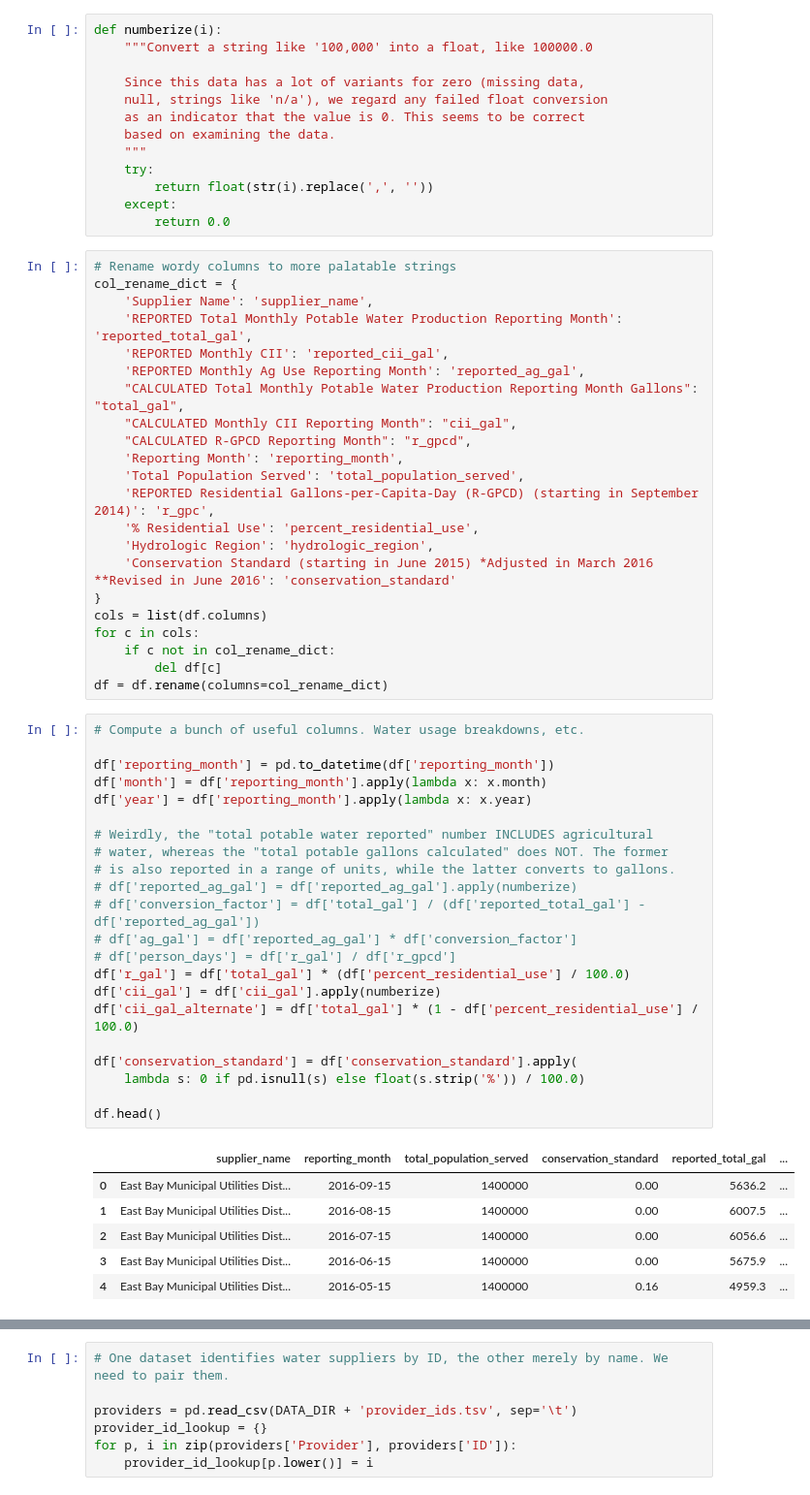
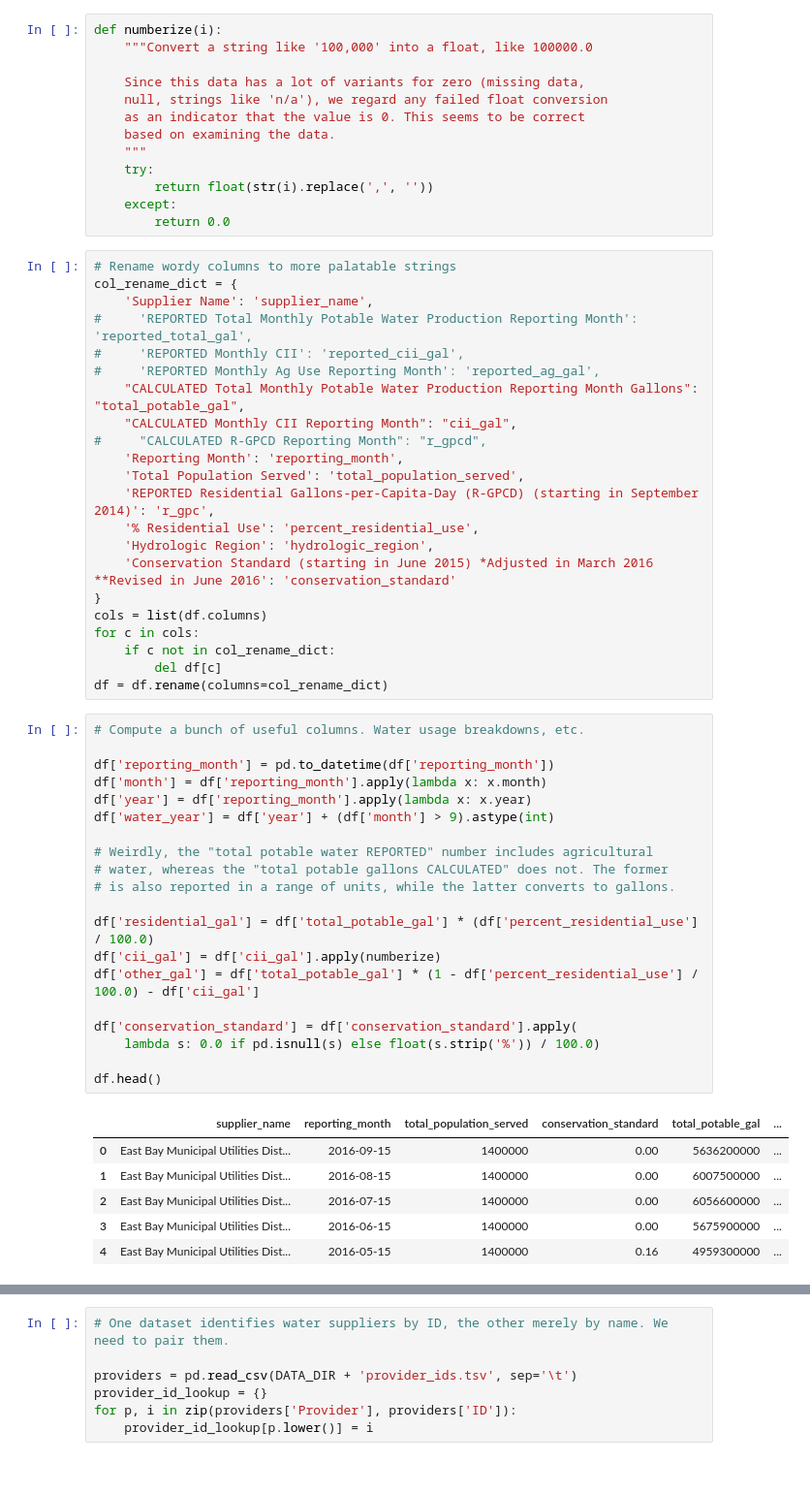
Before and after one commit to bayesimpact/water, a Jupyter notebook: exploration/compute_json_for_app.ipynb, the cells around one changed output, grey strips where cells are left out. Shown: that part at 97% size. Drawn from its saved outputs; the diff is of its cells as text.

```diff
--- a/exploration/compute_json_for_app.ipynb
+++ b/exploration/compute_json_for_app.ipynb
@@ -54,12 +54,12 @@ def numberize(i):
 # Rename wordy columns to more palatable strings
 col_rename_dict = {
     'Supplier Name': 'supplier_name',
-    'REPORTED Total Monthly Potable Water Production Reporting Month': 'reported_total_gal',
-    'REPORTED Monthly CII': 'reported_cii_gal',
-    'REPORTED Monthly Ag Use Reporting Month': 'reported_ag_gal',
-    "CALCULATED Total Monthly Potable Water Production Reporting Month Gallons": "total_gal",
+#     'REPORTED Total Monthly Potable Water Production Reporting Month': 'reported_total_gal',
+#     'REPORTED Monthly CII': 'reported_cii_gal',
+#     'REPORTED Monthly Ag Use Reporting Month': 'reported_ag_gal',
+    "CALCULATED Total Monthly Potable Water Production Reporting Month Gallons": "total_potable_gal",
     "CALCULATED Monthly CII Reporting Month": "cii_gal",
-    "CALCULATED R-GPCD Reporting Month": "r_gpcd",
+#     "CALCULATED R-GPCD Reporting Month": "r_gpcd",
     'Reporting Month': 'reporting_month',
     'Total Population Served': 'total_population_served',
     'REPORTED Residential Gallons-per-Capita-Day (R-GPCD) (starting in September 2014)': 'r_gpc',
@@ -75,29 +75,27 @@ df = df.rename(columns=col_rename_dict)
 # %%
 # Compute a bunch of useful columns. Water usage breakdowns, etc.
 
 df['reporting_month'] = pd.to_datetime(df['reporting_month'])
 df['month'] = df['reporting_month'].apply(lambda x: x.month)
 df['year'] = df['reporting_month'].apply(lambda x: x.year)
+df['water_year'] = df['year'] + (df['month'] > 9).astype(int)
 
-# Weirdly, the "total potable water reported" number INCLUDES agricultural
-# water, whereas the "total potable gallons calculated" does NOT. The former
+# Weirdly, the "total potable water REPORTED" number includes agricultural
+# water, whereas the "total potable gallons CALCULATED" does not. The former
 # is also reported in a range of units, while the latter converts to gallons.
-# df['reported_ag_gal'] = df['reported_ag_gal'].apply(numberize)
-# df['conversion_factor'] = df['total_gal'] / (df['reported_total_gal'] - df['reported_ag_gal'])
-# df['ag_gal'] = df['reported_ag_gal'] * df['conversion_factor']
-# df['person_days'] = df['r_gal'] / df['r_gpcd']
-df['r_gal'] = df['total_gal'] * (df['percent_residential_use'] / 100.0)
+
+df['residential_gal'] = df['total_potable_gal'] * (df['percent_residential_use'] / 100.0)
 df['cii_gal'] = df['cii_gal'].apply(numberize)
-df['cii_gal_alternate'] = df['total_gal'] * (1 - df['percent_residential_use'] / 100.0)
+df['other_gal'] = df['total_potable_gal'] * (1 - df['percent_residential_use'] / 100.0) - df['cii_gal']
 
 df['conservation_standard'] = df['conservation_standard'].apply(
-    lambda s: 0 if pd.isnull(s) else float(s.strip('%')) / 100.0)
+    lambda s: 0.0 if pd.isnull(s) else float(s.strip('%')) / 100.0)
 
 df.head()
 # %% [output]
-|  | supplier_name | reporting_month | total_population_served | conservation_standard | reported_total_gal | ... |
-| 0 | East Bay Municipal Utilities Dist... | 2016-09-15 | 1400000 | 0.00 | 5636.2 | ... |
-| 1 | East Bay Municipal Utilities Dist... | 2016-08-15 | 1400000 | 0.00 | 6007.5 | ... |
-| 2 | East Bay Municipal Utilities Dist... | 2016-07-15 | 1400000 | 0.00 | 6056.6 | ... |
-| 3 | East Bay Municipal Utilities Dist... | 2016-06-15 | 1400000 | 0.00 | 5675.9 | ... |
-| 4 | East Bay Municipal Utilities Dist... | 2016-05-15 | 1400000 | 0.16 | 4959.3 | ... |
+|  | supplier_name | reporting_month | total_population_served | conservation_standard | total_potable_gal | ... |
+| 0 | East Bay Municipal Utilities Dist... | 2016-09-15 | 1400000 | 0.00 | 5636200000 | ... |
+| 1 | East Bay Municipal Utilities Dist... | 2016-08-15 | 1400000 | 0.00 | 6007500000 | ... |
+| 2 | East Bay Municipal Utilities Dist... | 2016-07-15 | 1400000 | 0.00 | 6056600000 | ... |
+| 3 | East Bay Municipal Utilities Dist... | 2016-06-15 | 1400000 | 0.00 | 5675900000 | ... |
+| 4 | East Bay Municipal Utilities Dist... | 2016-05-15 | 1400000 | 0.16 | 4959300000 | ... |
```
Also changed, not shown: parts of 7 cells of this notebook, 2 other files.
